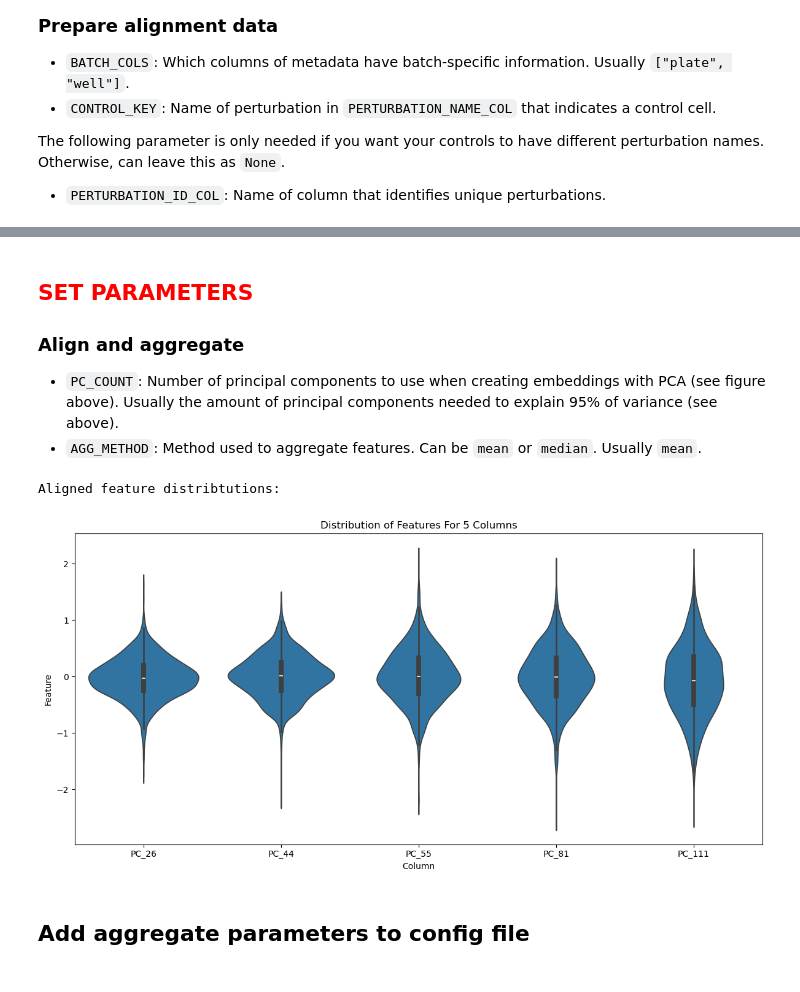
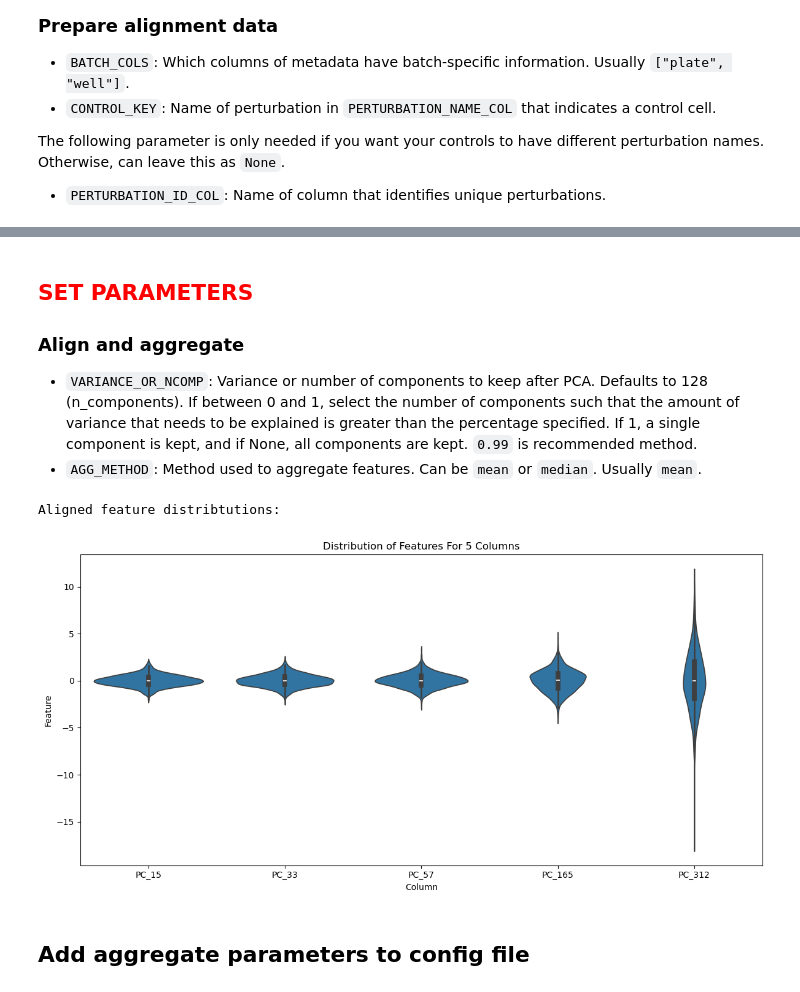
Before and after one commit to cheeseman-lab/brieflow-analysis, a Jupyter notebook: analysis/7.configure_aggregate_params.ipynb, the cells around one changed output, grey strips where cells are left out. Cells and saved outputs as stored; diff of their text form; code cells hidden in the pictures.

```diff
--- a/analysis/7.configure_aggregate_params.ipynb
+++ b/analysis/7.configure_aggregate_params.ipynb
@@ -66,6 +67,6 @@ merge_final_fp = (
     / "parquets"
     / get_filename({"plate": TEST_PLATE, "well": TEST_WELL}, "merge_final", "parquet")
 )
-cell_data = load_parquet_subset(merge_final_fp, n_rows=10000)
+cell_data = load_parquet_subset(merge_final_fp, n_rows=50000)
 display(cell_data)
 # %% [output]
@@ -290,0 +275,7 @@ Split cell data summary:
+# %%
+CHANNEL_COMBOS = [
+    ["DAPI", "COXIV", "CENPA", "WGA"],
+    ["DAPI", "CENPA"],
+]
+AGGREGATE_COMBO_DF_FP = "config/aggregate_combo.tsv"
+TEST_CHANNEL_COMBO = ["DAPI", "CENPA"]
@@ -290,0 +323,3 @@ Split cell data summary:
+# %%
+features = channel_combo_subset(features, TEST_CHANNEL_COMBO)
+print(f"Subset features shape: {features.shape}")
@@ -412,5 +431,8 @@ Name: count, dtype: Int64
 
 ### Align and aggregate
 
-- `PC_COUNT`: Number of principal components to use when creating embeddings with PCA (see figure above). Usually the amount of principal components needed to explain 95% of variance (see above).
+- `VARIANCE_OR_NCOMP`: Variance or number of components to keep after PCA.
+    Defaults to 128 (n_components). If between 0 and 1, select the number of components such that the amount of variance that needs to be explained is greater than the percentage specified.
+    If 1, a single component is kept, and if None, all components are kept.
+    `0.99` is recommended method.
 - `AGG_METHOD`: Method used to aggregate features. Can be `mean` or `median`. Usually `mean`.
@@ -420,37 +439,40 @@ AGG_METHOD = "mean"
+# %%
+VARIANCE_OR_NCOMP = 0.99
+AGG_METHOD = "median"
 # %%
 pca_embeddings = embed_by_pca(
-    features, metadata, variance_or_ncomp=PC_COUNT, batch_col="batch_values"
+    features, metadata, variance_or_ncomp=VARIANCE_OR_NCOMP, batch_col="batch_values"
 )
 
 tvn_normalized = tvn_on_controls(
     pca_embeddings, metadata, PERTURBATION_NAME_COL, CONTROL_KEY, "batch_values"
 )
 
 aggregated_embeddings, aggregated_metadata = aggregate(
     tvn_normalized, metadata, PERTURBATION_NAME_COL, AGG_METHOD
 )
 
 feature_columns = [f"PC_{i}" for i in range(tvn_normalized.shape[1])]
 
 tvn_normalized_df = pd.DataFrame(
     tvn_normalized, index=metadata.index, columns=feature_columns
 )
 aligned_cell_data = pd.concat([metadata, tvn_normalized_df], axis=1)
 
 aggregated_embeddings_df = pd.DataFrame(
     aggregated_embeddings, index=aggregated_metadata.index, columns=feature_columns
 )
 aggregated_cell_data = (
     pd.concat([aggregated_metadata, aggregated_embeddings_df], axis=1)
     .sort_values("cell_count", ascending=False)
     .reset_index(drop=True)
 )
 
 print("Aligned feature distribtutions:")
 fig = plot_feature_distributions(aligned_cell_data, "PC_0", num_features=5)
 # %% [output]
 Aligned feature distribtutions:
-[figure, old version]
+[figure, new version]
 # %% [markdown]
 ## Add aggregate parameters to config file
 # %%
```
Also changed, not shown: parts of 16 cells of this notebook, 2 other files.
